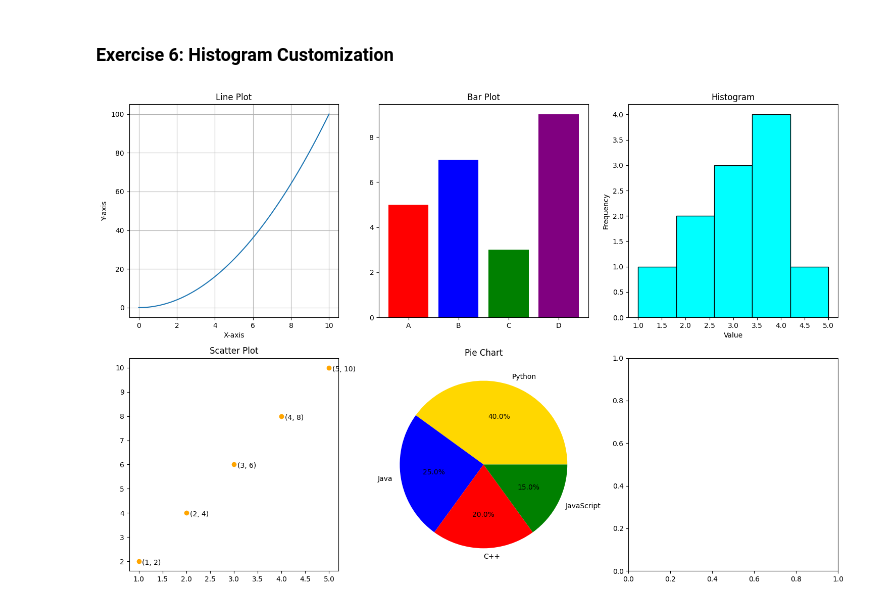
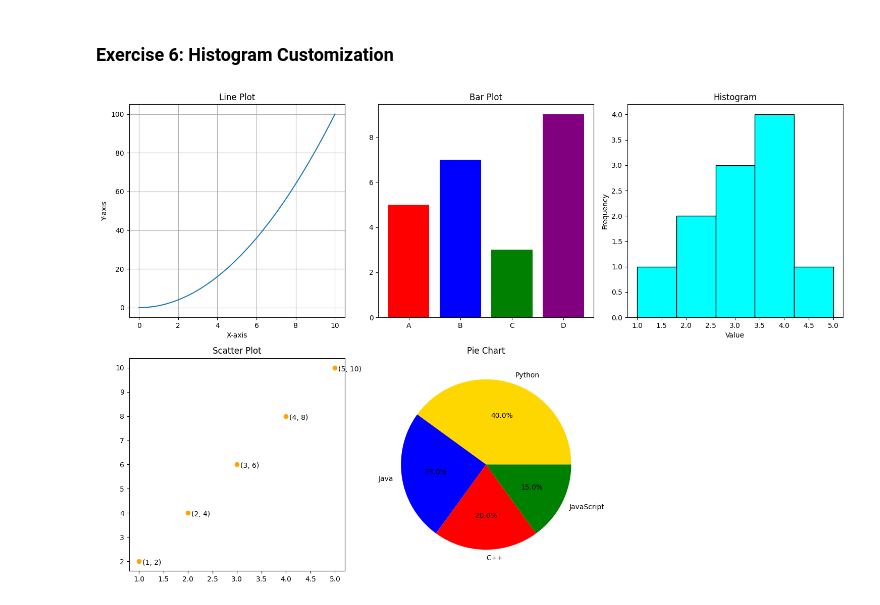
Before and after one commit to syedinsaf/python-jupyter-template, a Jupyter notebook: src/6-histogram.ipynb, the cells around one changed output. Cells and saved outputs as stored; diff of their text form; code cells hidden in the pictures.

```diff
--- a/src/6-histogram.ipynb
+++ b/src/6-histogram.ipynb
@@ -11,44 +11,68 @@
 # TASK: Create a 2x2 subplot layout.
 # Plot a line chart in the first subplot, a bar chart in the second, a scatter plot in the third, and a pie chart in the fourth.
 # Add a histogram as a separate plot.
 
 import matplotlib.pyplot as plt
 import numpy as np
 
+x = np.linspace(0, 10, 100)
+y = x**2
+assert isinstance(x, np.ndarray)
+assert isinstance(y, np.ndarray)
+assert len(x) == len(y)
+
+categories = ['A', 'B', 'C', 'D']
+values = [5, 7, 3, 9]
+colors = ['red', 'blue', 'green', 'purple']
+assert isinstance(categories, list)
+assert isinstance(values, list)
+assert isinstance(colors, list)
+assert len(categories) == len(values) == len(colors)
+
+x_scatter = [1, 2, 3, 4, 5]
+y_scatter = [2, 4, 6, 8, 10]
+assert isinstance(x_scatter, list)
+assert isinstance(y_scatter, list)
+assert len(x_scatter) == len(y_scatter)
+
+labels = ['Python', 'Java', 'C++', 'JavaScript']
+sizes = [40, 25, 20, 15]
+assert isinstance(labels, list)
+assert isinstance(sizes, list)
+assert len(labels) == len(sizes)
+assert sum(sizes) == 100
+
+data = [1, 2, 2, 3, 3, 3, 4, 4, 4, 4, 5]
+assert isinstance(data, list)
+assert all(isinstance(x, (int, float)) for x in data)
+
 fig, axes = plt.subplots(2, 3, figsize=(15, 10))
 
-x = np.linspace(0, 10, 100)
-y = x**2
 axes[0, 0].plot(x, y)
 axes[0, 0].set_title('Line Plot')
 axes[0, 0].set_xlabel('X-axis')
 axes[0, 0].set_ylabel('Y-axis')
 axes[0, 0].grid(True)
 
-categories = ['A', 'B', 'C', 'D']
-values = [5, 7, 3, 9]
-axes[0, 1].bar(categories, values, color=['red', 'blue', 'green', 'purple'])
+axes[0, 1].bar(categories, values, color=colors)
 axes[0, 1].set_title('Bar Plot')
 
-x = [1, 2, 3, 4, 5]
-y = [2, 4, 6, 8, 10]
-axes[1, 0].scatter(x, y, color='orange')
-for i in range(len(x)):
-    axes[1, 0].annotate(f'({x[i]}, {y[i]})', (x[i], y[i]), textcoords="offset points", xytext=(5,-5))
+axes[1, 0].scatter(x_scatter, y_scatter, color='orange')
+for i in range(len(x_scatter)):
+    axes[1, 0].annotate(f'({x_scatter[i]}, {y_scatter[i]})', (x_scatter[i], y_scatter[i]), textcoords="offset points", xytext=(5,-5))
 axes[1, 0].set_title('Scatter Plot')
 
-labels = ['Python', 'Java', 'C++', 'JavaScript']
-sizes = [40, 25, 20, 15]
 axes[1, 1].pie(sizes, labels=labels, autopct='%1.1f%%', colors=['gold', 'blue', 'red', 'green'])
 axes[1, 1].set_title('Pie Chart')
 
-data = [1, 2, 2, 3, 3, 3, 4, 4, 4, 4, 5]
 axes[0, 2].hist(data, bins=5, color='cyan', edgecolor='black')
 axes[0, 2].set_title('Histogram')
 axes[0, 2].set_xlabel('Value')
 axes[0, 2].set_ylabel('Frequency')
 
+axes[1, 2].axis('off')  # Turn off the unused subplot
+
 plt.tight_layout()
 plt.show()
 # %% [output]
-[figure, old version]
+[figure, new version]
```
Also changed, not shown: 5 other files.
